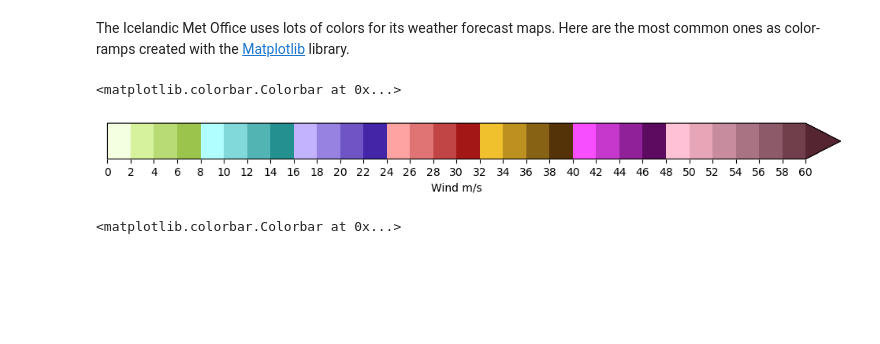
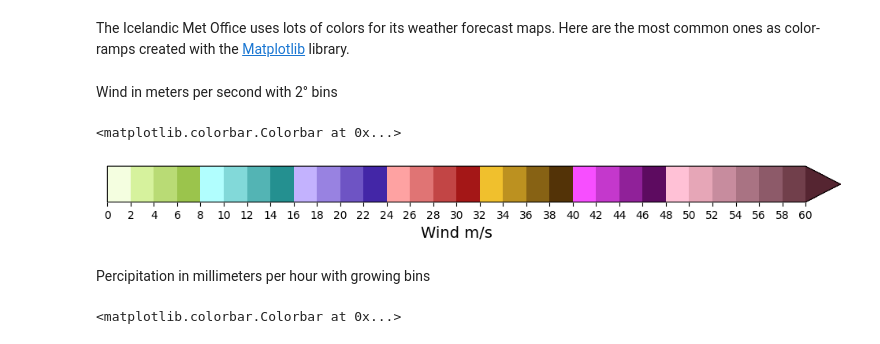
Before and after one commit to ragnarheidar/notebooks, a Jupyter notebook: Weather_colors.ipynb, the cells around one changed output. Saved outputs shown, nothing was run; the diff lists cells and outputs as text; code cells hidden in the pictures; blank space fills up the shorter version.

```diff
--- a/Weather_colors.ipynb
+++ b/Weather_colors.ipynb
@@ -3,37 +3,40 @@ The Icelandic Met Office uses lots of colors for its weather forecast maps. Here
 # %%
 import matplotlib.pyplot as plt
 import matplotlib as mpl
+# %% [markdown]
+Wind in meters per second with 2° bins
 # %%
 fig, ax = plt.subplots(figsize=(12, 1.2))
 fig.subplots_adjust(bottom=0.5)
 plt.rc('axes', labelsize=14)
 
 wind_hex_list = ['#f4fee0','#d6f29d','#b9db75','#9bc44c','#b1fefe',
                  '#82d9d9','#53b4b4','#249090','#c3b2fe','#9882e1',
                  '#6e54c4','#4326a7','#fea2a2','#e07474','#c24545',
                  '#a41717','#f0c02d','#bc9120','#876214','#533307',
                  '#f74eff','#c438cc','#902199','#5d0b60','#ffc1d6',
                  '#e6a6b7','#c78c9e','#a97383','#8d5a69','#713f4b']
 
 wind_cmap = (mpl.colors.ListedColormap(wind_hex_list).with_extremes(over='#552531'))
 
 wind_bounds = [0, 2, 4, 6, 8, 10, 12, 14, 16, 18, 20, 22, 24, 26, 28, 30,
                32, 34, 36, 38, 40, 42, 44, 46, 48, 50, 52, 54, 56, 58, 60]
 
 norm = mpl.colors.BoundaryNorm(wind_bounds, wind_cmap.N)
 fig.colorbar(
     mpl.cm.ScalarMappable(cmap=wind_cmap, norm=norm),
     cax=ax,
-    boundaries=[0] + wind_bounds + [13],  # Adding values for extensions.
     ticks=wind_bounds,
     extend='max',
     spacing='proportional',
     orientation='horizontal',
     label='Wind m/s',
 )
 # %% [output]
 <matplotlib.colorbar.Colorbar at 0x...>
-[figure, old version]
+[figure, new version]
+# %% [markdown]
+Percipitation in millimeters per hour with growing bins
 # %%
 fig, ax = plt.subplots(figsize=(12, 1.2))
 fig.subplots_adjust(bottom=0.5)
```
Also changed, not shown: parts of 14 cells of this notebook, 1 other file.
